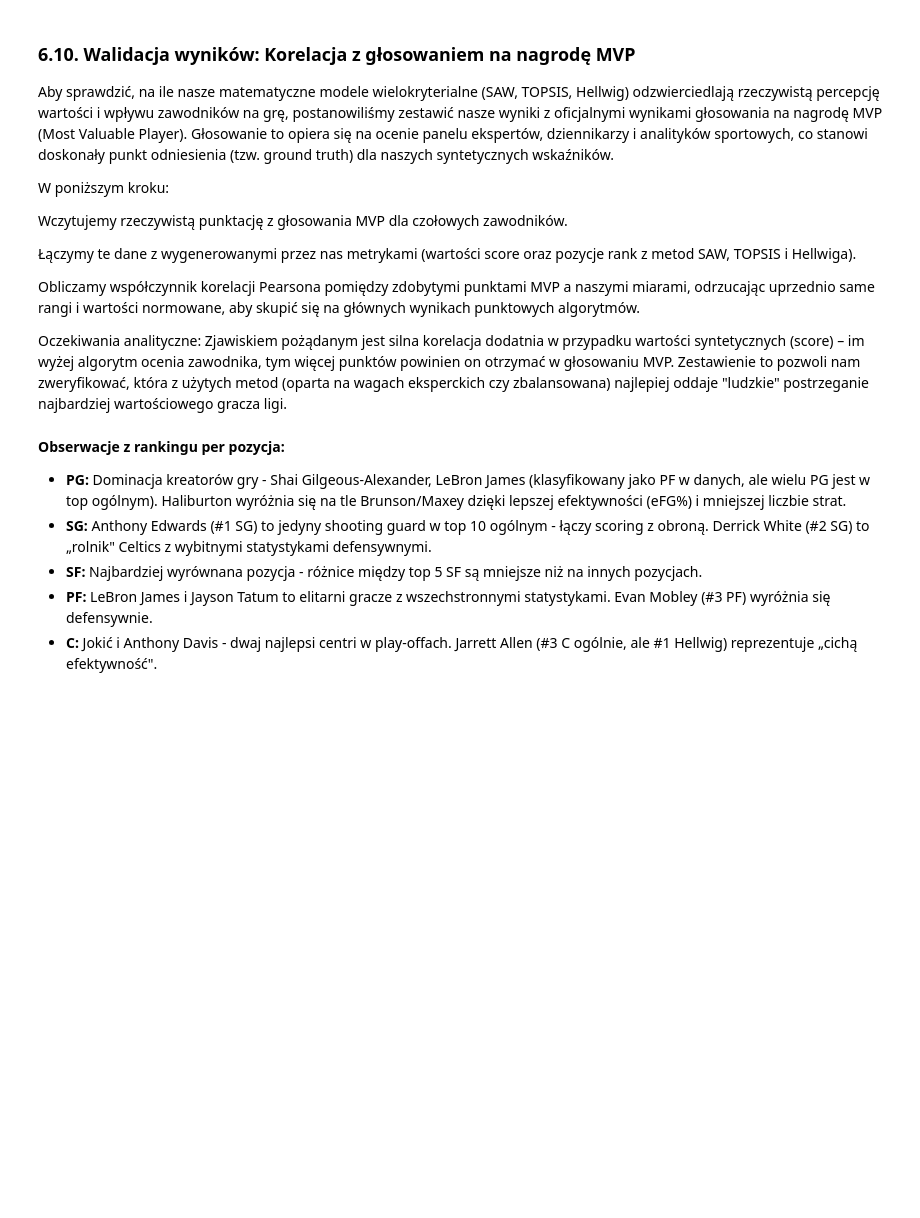
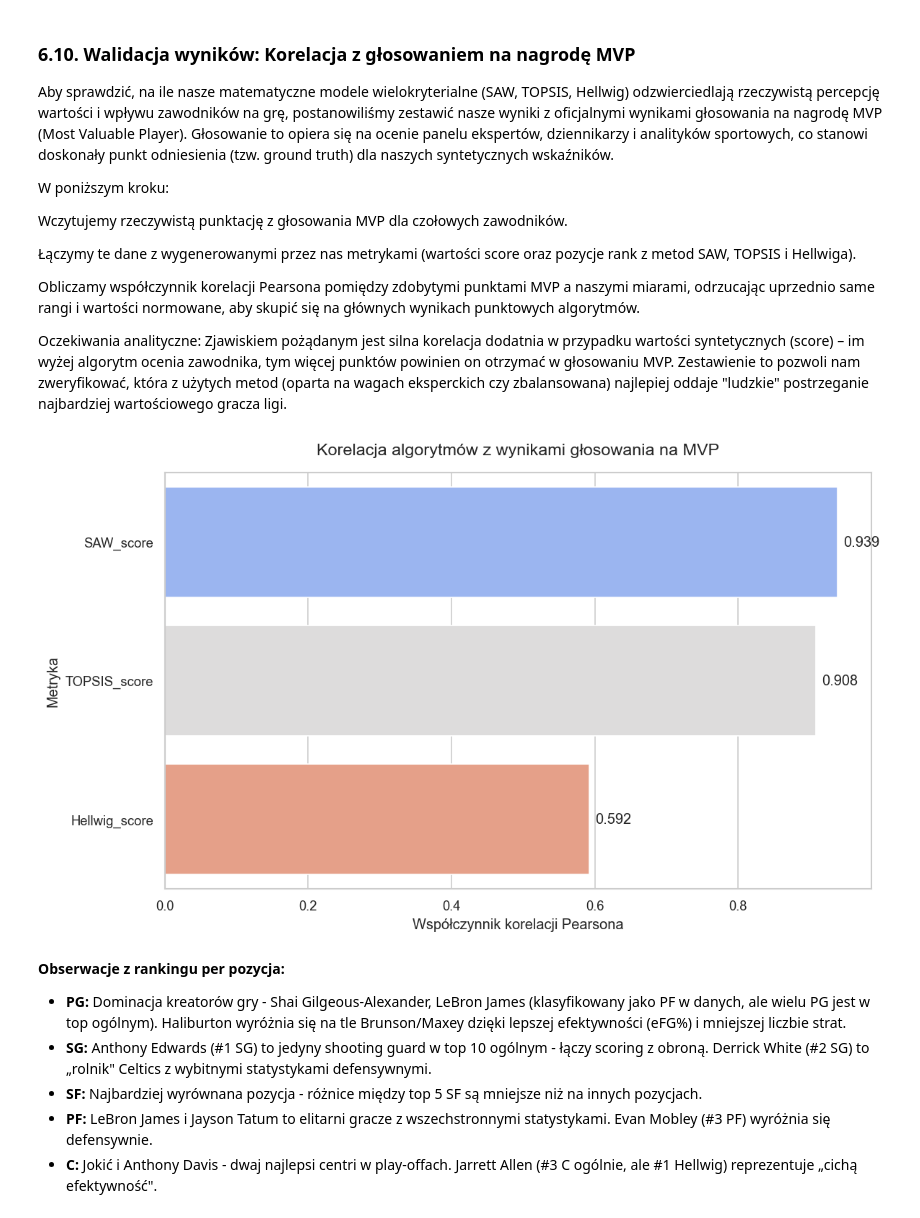
Before and after one commit to fmich7/nba-cluster-analysis, a Jupyter notebook: nba_ranking_analysis.ipynb, the cells around one changed output. Drawn from its saved outputs; the diff is of its cells as text; code cells hidden in the pictures; blank space fills up the shorter version.

```diff
--- a/nba_ranking_analysis.ipynb
+++ b/nba_ranking_analysis.ipynb
@@ -981,94 +1072,61 @@ Obliczamy współczynnik korelacji Pearsona pomiędzy zdobytymi punktami MVP a n
 
 Oczekiwania analityczne: Zjawiskiem pożądanym jest silna korelacja dodatnia w przypadku wartości syntetycznych (score) – im wyżej algorytm ocenia zawodnika, tym więcej punktów powinien on otrzymać w głosowaniu MVP. Zestawienie to pozwoli nam zweryfikować, która z użytych metod (oparta na wagach eksperckich czy zbalansowana) najlepiej oddaje "ludzkie" postrzeganie najbardziej wartościowego gracza ligi.
 # %%
-import pandas as pd
-import matplotlib.pyplot as plt
-import seaborn as sns
-import os # 1. Dodany import do obsługi ścieżek
-
-# 1. Wczytanie danych z głosowania MVP (z Twojego zrzutu ekranu)
 mvp_data = {
     'Player': [
         'Nikola Jokić', 'Shai Gilgeous-Alexander', 'Luka Dončić',
         'Giannis Antetokounmpo', 'Jalen Brunson', 'Jayson Tatum',
         'Anthony Edwards', 'Domantas Sabonis', 'Kevin Durant'
     ],
     'MVP_Total_Points': [926, 640, 566, 192, 142, 86, 18, 3, 1]
 }
 df_mvp = pd.DataFrame(mvp_data)
 
-# 2. Wczytanie Twoich metryk z pliku CSV
-try:
-    df_metrics = pd.read_csv('output/ranking_comparison.csv')
-except FileNotFoundError:
-    print("Błąd: Nie znaleziono pliku 'output/ranking_comparison.csv'.")
-    exit()
+df_metrics = saw_df[['Player', 'SAW_score']].merge(
+    topsis_df[['Player', 'TOPSIS_score']], on='Player'
+).merge(
+    hellwig_df[['Player', 'Hellwig_score']], on='Player'
+)
 
-kolumna_z_nazwiskami_csv = 'Player'
+df_mvp['Player'] = df_mvp['Player'].str.lower().str.strip()
+df_metrics['Player'] = df_metrics['Player'].str.lower().str.strip()
 
-# Opcjonalnie: ujednolicenie wielkości liter
-df_mvp['Player'] = df_mvp['Player'].str.lower().str.strip()
-df_metrics[kolumna_z_nazwiskami_csv] = df_metrics[kolumna_z_nazwiskami_csv].str.lower().str.strip()
+df_merged = pd.merge(df_mvp, df_metrics, on='Player', how='inner')
 
-# 3. Połączenie obu tabel na podstawie nazwiska gracza
-df_merged = pd.merge(df_mvp, df_metrics, left_on='Player', right_on=kolumna_z_nazwiskami_csv, how='inner')
+korelacje = df_merged.corr(numeric_only=True)['MVP_Total_Points'].sort_values(ascending=False)
 
-if df_merged.empty:
-    print("Uwaga: Nie udało się połączyć tabel. Sprawdź, czy nazwiska się zgadzają w obu plikach.")
-else:
-    print(f"Udało się połączyć dane dla {len(df_merged)} zawodników.\n")
+korelacje_filtered = korelacje.drop('MVP_Total_Points')
 
-    # 4. Obliczenie korelacji (Pearsona)
-    korelacje = df_merged.corr(numeric_only=True)['MVP_Total_Points'].sort_values(ascending=False)
 
-    # Usunięcie samej kolumny MVP_Total_Points z wyników (korelacja 1.0)
-    korelacje = korelacje.drop('MVP_Total_Points')
+sns.set_theme(style="whitegrid")
+plt.figure(figsize=(10, 6))
 
-    # 5. Odfiltrowanie metryk kończących się na _rank, _norm, _ranga, _rang
-    korelacje_filtered = korelacje[~korelacje.index.str.endswith(('_rank', '_norm','_ranga','_rang',))]
+ax = sns.barplot(
+    x=korelacje_filtered.values,
+    y=korelacje_filtered.index,
+    hue=korelacje_filtered.index,
+    palette="coolwarm",
+    legend=False
+)
 
-    print("Korelacja Twoich metryk z punktami w głosowaniu MVP (odfiltrowane):")
-    print("-" * 50)
-    print(korelacje_filtered)
+plt.title('Korelacja algorytmów z wynikami głosowania na MVP', fontsize=14, pad=15)
+plt.xlabel('Współczynnik korelacji Pearsona', fontsize=12)
+plt.ylabel('Metryka', fontsize=12)
 
-    # 6. Wizualizacja graficzna wyników
-    sns.set_theme(style="whitegrid")
-    plt.figure(figsize=(10, 6))
+plt.axvline(x=0, color='black', linestyle='-', linewidth=1)
 
-    ax = sns.barplot(
-        x=korelacje_filtered.values,
-        y=korelacje_filtered.index,
-        hue=korelacje_filtered.index,
-        palette="coolwarm",
-        legend=False
-    )
+for i in ax.containers:
+    ax.bar_label(i, fmt='%.3f', padding=5)
 
-    plt.title('Korelacja metryk z wynikami MVP (bez rang i wartości normowanych)', fontsize=14, pad=15)
-    plt.xlabel('Współczynnik korelacji', fontsize=12)
-    plt.ylabel('Metryka', fontsize=12)
+plt.tight_layout()
 
-    plt.axvline(x=0, color='black', linestyle='-', linewidth=1)
+file_path = PLOTS_DIR / 'korelacja_mvp.png'
 
-    for i in ax.containers:
-        ax.bar_label(i, fmt='%.3f', padding=5)
+plt.savefig(file_path, dpi=300, bbox_inches='tight')
 
-    plt.tight_layout()
-
-    # 7. ZAPISYWANIE DO PLIKU
-    # Zdefiniowanie ścieżki i upewnienie się, że folder istnieje
-    output_dir = 'output/plots'
-    os.makedirs(output_dir, exist_ok=True)
-
-    # Pełna ścieżka do nowego pliku
-    file_path = os.path.join(output_dir, 'korelacja_mvp.png')
-
-    # Zapis wykresu (dpi=300 zapewnia wysoką jakość)
-    plt.savefig(file_path, dpi=300, bbox_inches='tight')
-    print(f"\nWykres został pomyślnie zapisany w: {file_path}")
-
-    # Możesz zostawić plt.show(), jeśli chcesz jednocześnie zapisać plik i wyświetlić go na ekranie.
-    # Ważne: savefig() musi być przed show()!
-    plt.show()
+plt.show()
+# %% [output]
+[figure, added]
 # %% [markdown]
 **Obserwacje z rankingu per pozycja:**
 
```
Also changed, not shown: parts of 28 cells of this notebook.
